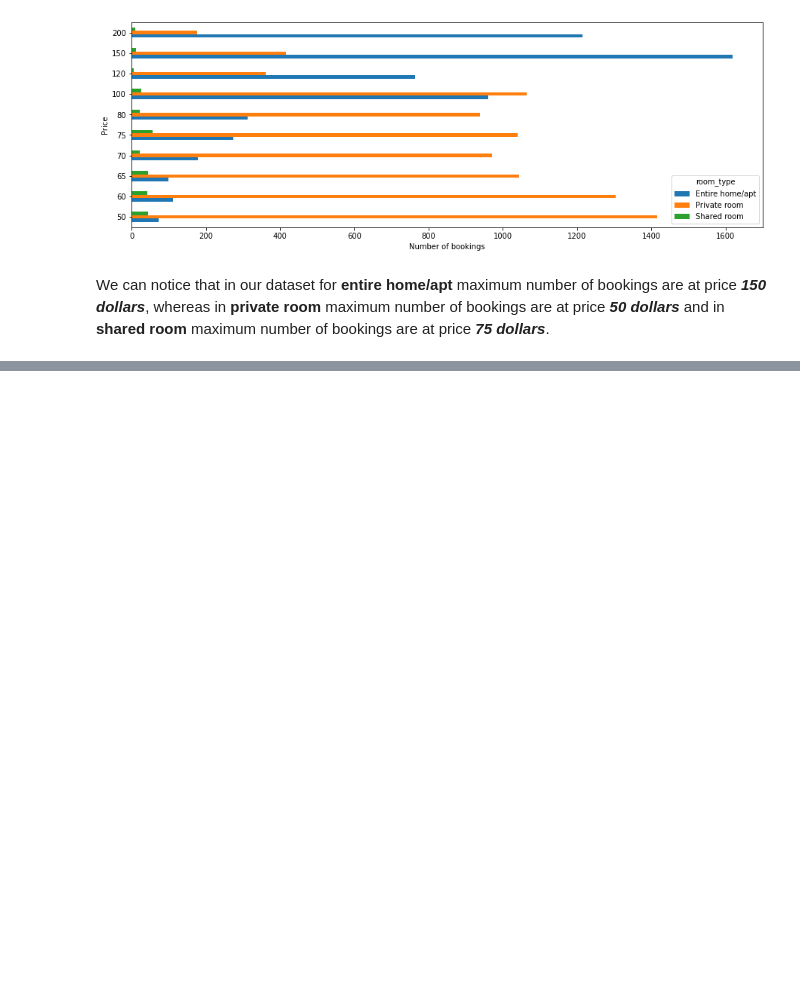
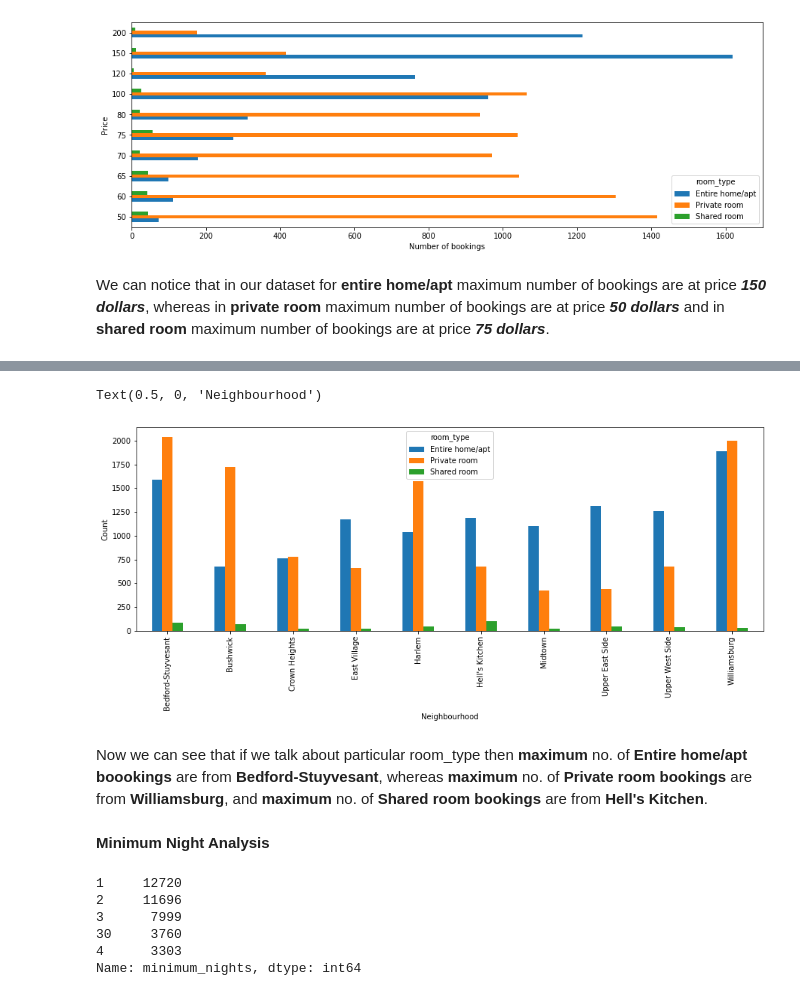
Before and after one commit to abhinavsingh-github/airbnb-booking-analysis, a Jupyter notebook: Abhinav_Singh_Airbnb_Bookings_Analysis_Capstone_Project.ipynb, the cells around one changed output, grey strips where cells are left out. Cells and saved outputs as stored; diff of their text form; code cells hidden in the pictures; blank space fills up the shorter version.

```diff
--- a/Abhinav_Singh_Airbnb_Bookings_Analysis_Capstone_Project.ipynb
+++ b/Abhinav_Singh_Airbnb_Bookings_Analysis_Capstone_Project.ipynb
@@ -368,0 +399,6 @@ We can notice that in our dataset for **entire home/apt** maximum number of book
+# %%
+# Finding room type counts for above top 10 neighbourhood frequency bookings
+dfneigh1 = airbnb[airbnb['neighbourhood'].isin(list10_neighbourhood)]
+dfneigh2 = dfneigh1[['room_type','neighbourhood']]
+neigh_room_type_freq = dfneigh2.groupby('neighbourhood')['room_type'].value_counts().unstack()
+print(neigh_room_type_freq)
@@ -368,0 +418,24 @@ We can notice that in our dataset for **entire home/apt** maximum number of book
+# %%
+# Plotting graph
+neigh_room_type_freq.plot(kind="bar", figsize=(15,5))
+
+plt.ylabel('Count')
+plt.xlabel('Neighbourhood')
+# %% [output]
+Text(0.5, 0, 'Neighbourhood')
+[figure, added]
+# %% [markdown]
+Now we can see that if we talk about particular room_type then **maximum** no. of **Entire home/apt boookings** are from **Bedford-Stuyvesant**, whereas **maximum** no. of **Private room bookings** are from **Williamsburg**, and **maximum** no. of **Shared room bookings** are from **Hell's Kitchen**.
+# %% [markdown]
+**Minimum Night Analysis**
+# %%
+# Frequency counts of top 5 minimum nights bookings
+min_night = airbnb['minimum_nights'].value_counts().head(5)
+print(min_night)
+# %% [output]
+1     12720
+2     11696
+3      7999
+30     3760
+4      3303
+Name: minimum_nights, dtype: int64
```
Also changed, not shown: parts of 21 cells of this notebook.
